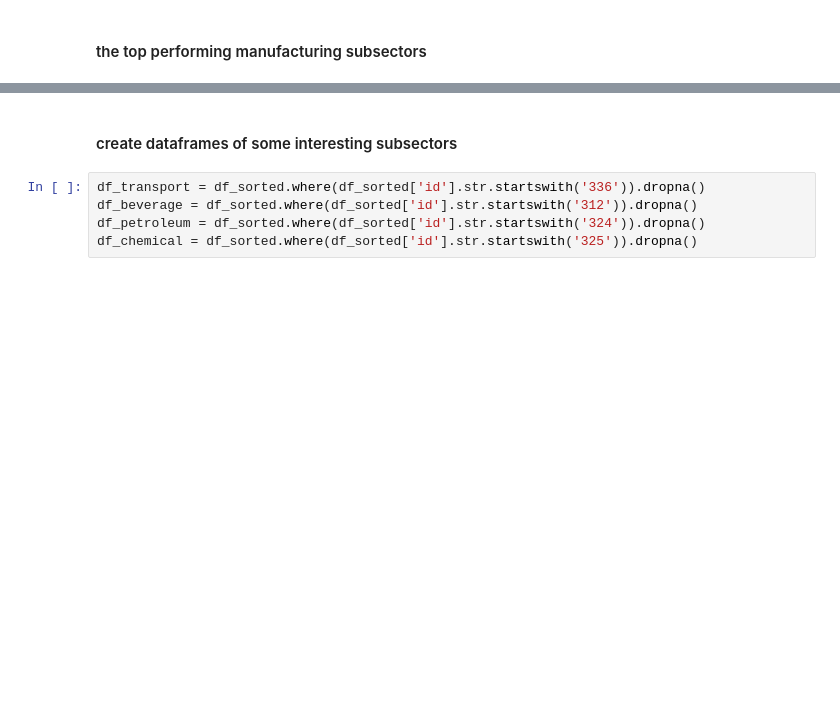
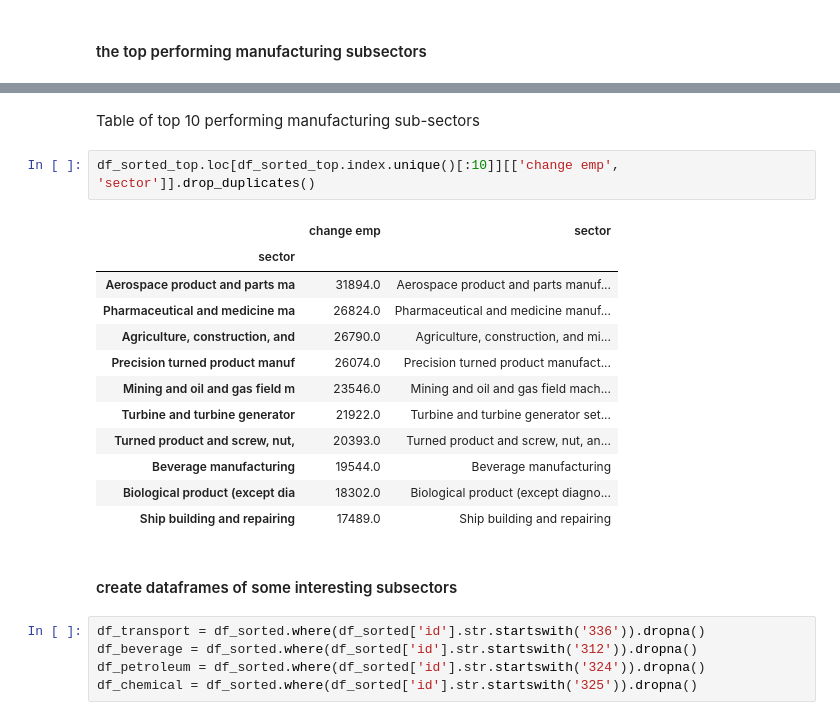
Before and after one commit to dandtaylor/ASM-analysis, a Jupyter notebook: manufactential.ipynb, the cells around one changed output, grey strips where cells are left out. Drawn from its saved outputs; the diff is of its cells as text; blank space fills up the shorter version.

```diff
--- a/manufactential.ipynb
+++ b/manufactential.ipynb
@@ -75,3 +93,20 @@ plt.show()
+# %% [markdown]
+Table of top 10 performing manufacturing sub-sectors
+# %%
+df_sorted_top.loc[df_sorted_top.index.unique()[:10]][['change emp', 'sector']].drop_duplicates()
+# %% [output]
+|  | change emp | sector |
+| sector |  |  |
+| Aerospace product and parts ma | 31894.0 | Aerospace product and parts manuf... |
+| Pharmaceutical and medicine ma | 26824.0 | Pharmaceutical and medicine manuf... |
+| Agriculture, construction, and | 26790.0 | Agriculture, construction, and mi... |
+| Precision turned product manuf | 26074.0 | Precision turned product manufact... |
+| Mining and oil and gas field m | 23546.0 | Mining and oil and gas field mach... |
+| Turbine and turbine generator | 21922.0 | Turbine and turbine generator set... |
+| Turned product and screw, nut, | 20393.0 | Turned product and screw, nut, an... |
+| Beverage manufacturing | 19544.0 | Beverage manufacturing |
+| Biological product (except dia | 18302.0 | Biological product (except diagno... |
+| Ship building and repairing | 17489.0 | Ship building and repairing |
 # %% [markdown]
 #### create dataframes of some interesting subsectors
 # %%
```
Also changed, not shown: parts of 7 cells of this notebook.
